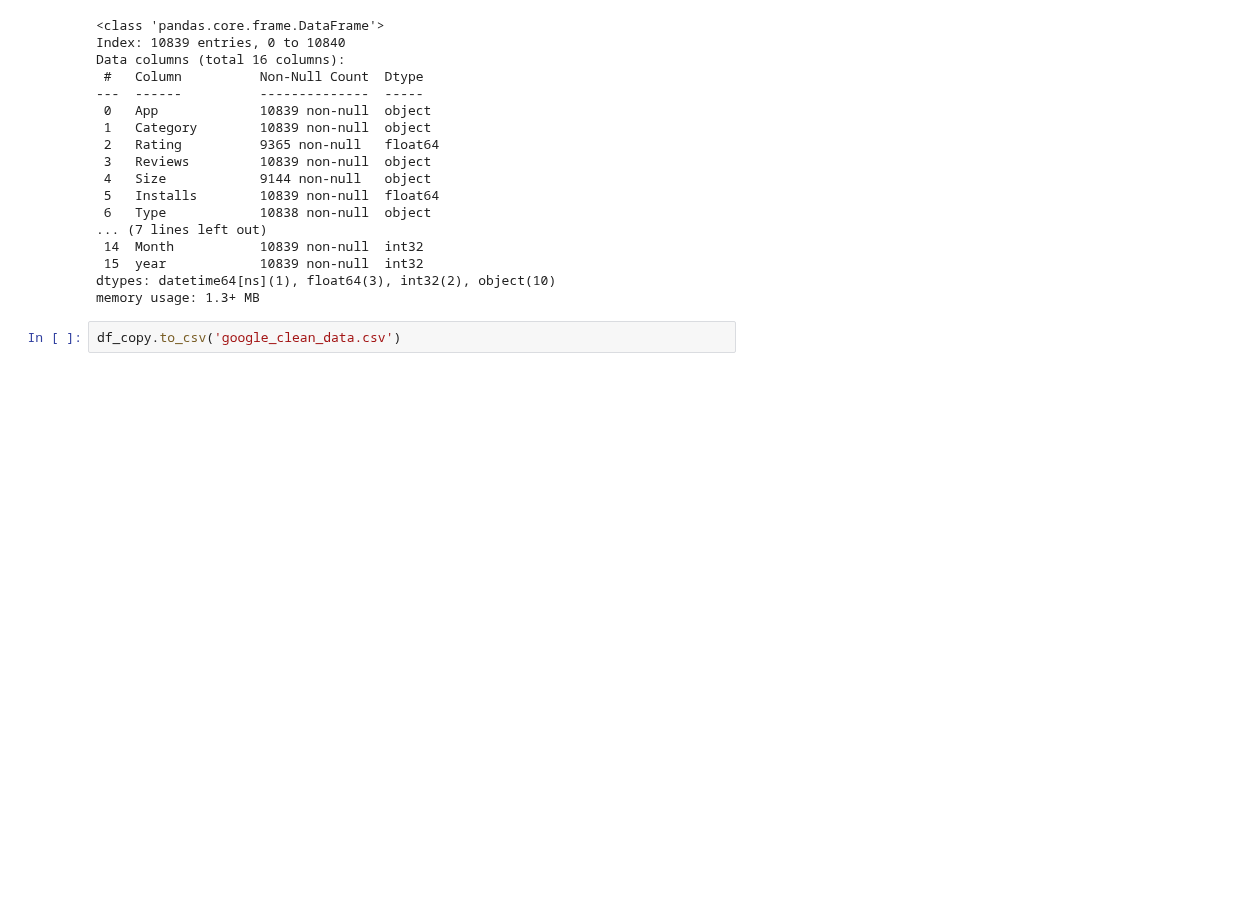
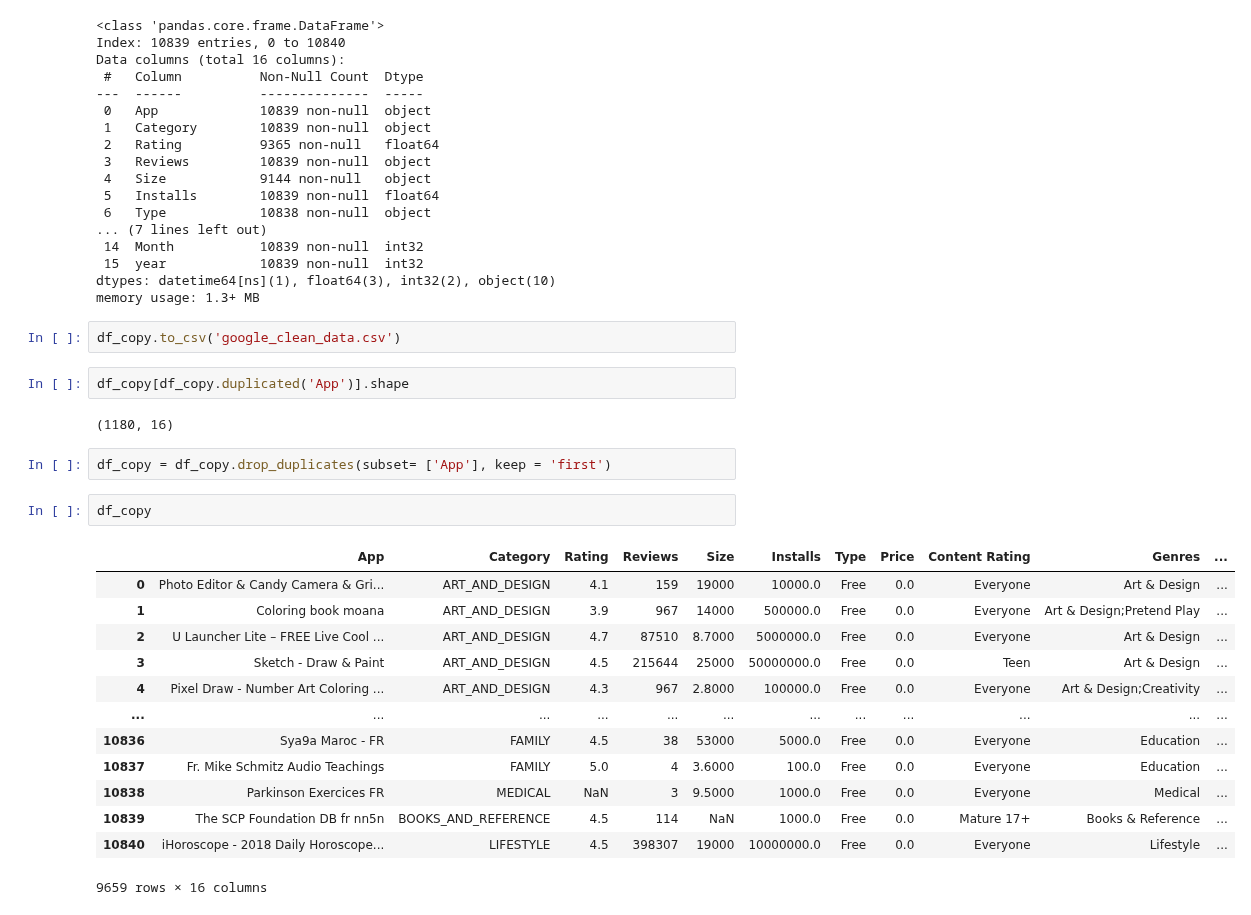
Before and after one commit to mausumi45/Feature-Engineering-, a Jupyter notebook: Data Cleaning with google play store data.ipynb, the cells around one changed output. Cells and saved outputs as stored; diff of their text form; blank space fills up the shorter version.

```diff
--- a/Data Cleaning with google play store data.ipynb
+++ b/Data Cleaning with google play store data.ipynb
@@ -152,3 +152,25 @@ dtypes: datetime64[ns](1), float64(3), int32(2), object(10)
 memory usage: 1.3+ MB
 # %%
 df_copy.to_csv('google_clean_data.csv')
+# %%
+df_copy[df_copy.duplicated('App')].shape
+# %% [output]
+(1180, 16)
+# %%
+df_copy = df_copy.drop_duplicates(subset= ['App'], keep = 'first')
+# %%
+df_copy
+# %% [output]
+|  | App | Category | Rating | Reviews | Size | Installs | Type | Price | Content Rating | Genres | ... |
+| 0 | Photo Editor & Candy Camera & Gri... | ART_AND_DESIGN | 4.1 | 159 | 19000 | 10000.0 | Free | 0.0 | Everyone | Art & Design | ... |
+| 1 | Coloring book moana | ART_AND_DESIGN | 3.9 | 967 | 14000 | 500000.0 | Free | 0.0 | Everyone | Art & Design;Pretend Play | ... |
+| 2 | U Launcher Lite – FREE Live Cool ... | ART_AND_DESIGN | 4.7 | 87510 | 8.7000 | 5000000.0 | Free | 0.0 | Everyone | Art & Design | ... |
+| 3 | Sketch - Draw & Paint | ART_AND_DESIGN | 4.5 | 215644 | 25000 | 50000000.0 | Free | 0.0 | Teen | Art & Design | ... |
+| 4 | Pixel Draw - Number Art Coloring ... | ART_AND_DESIGN | 4.3 | 967 | 2.8000 | 100000.0 | Free | 0.0 | Everyone | Art & Design;Creativity | ... |
+| ... | ... | ... | ... | ... | ... | ... | ... | ... | ... | ... | ... |
+| 10836 | Sya9a Maroc - FR | FAMILY | 4.5 | 38 | 53000 | 5000.0 | Free | 0.0 | Everyone | Education | ... |
+| 10837 | Fr. Mike Schmitz Audio Teachings | FAMILY | 5.0 | 4 | 3.6000 | 100.0 | Free | 0.0 | Everyone | Education | ... |
+| 10838 | Parkinson Exercices FR | MEDICAL | NaN | 3 | 9.5000 | 1000.0 | Free | 0.0 | Everyone | Medical | ... |
+| 10839 | The SCP Foundation DB fr nn5n | BOOKS_AND_REFERENCE | 4.5 | 114 | NaN | 1000.0 | Free | 0.0 | Mature 17+ | Books & Reference | ... |
+| 10840 | iHoroscope - 2018 Daily Horoscope... | LIFESTYLE | 4.5 | 398307 | 19000 | 10000000.0 | Free | 0.0 | Everyone | Lifestyle | ... |
+9659 rows × 16 columns
```
